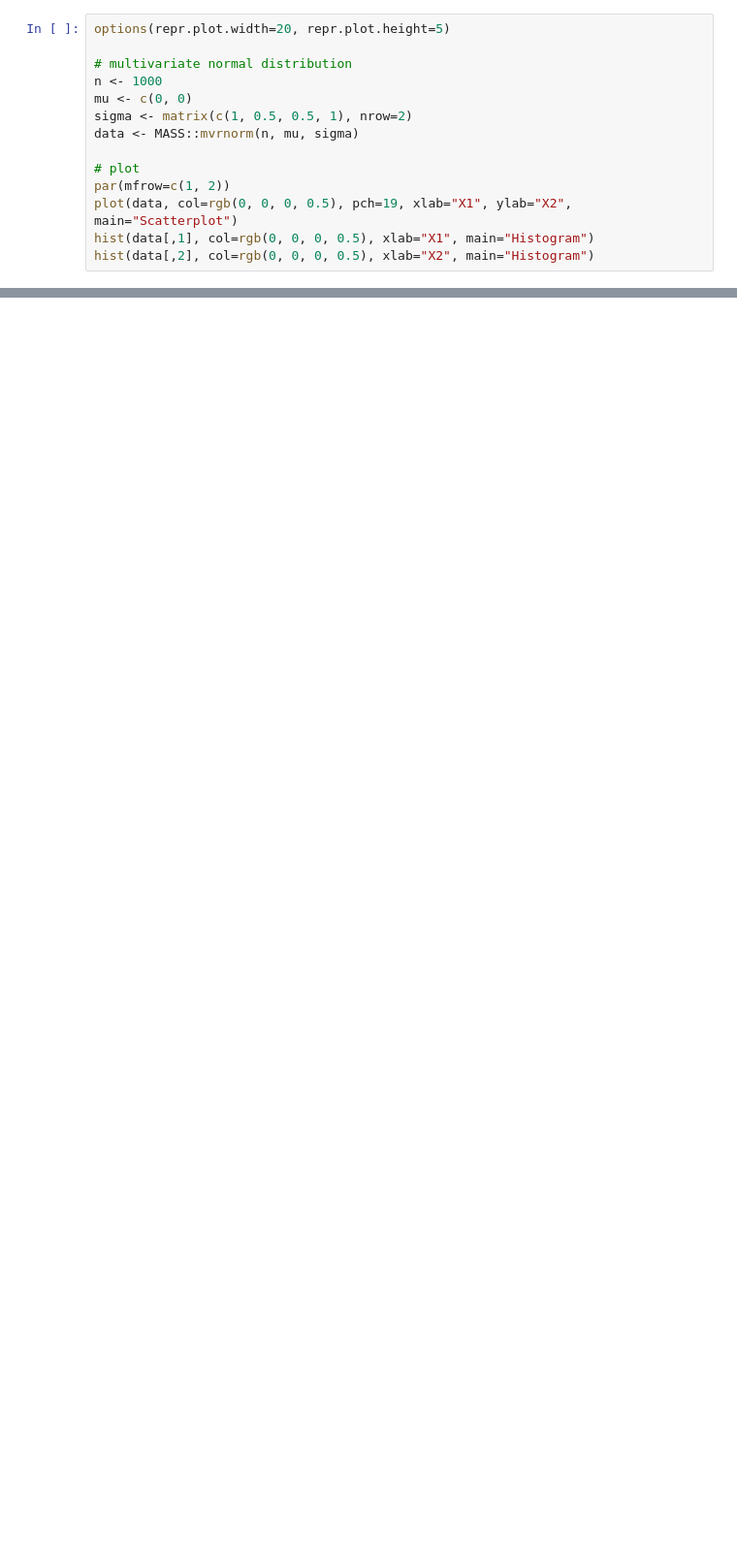
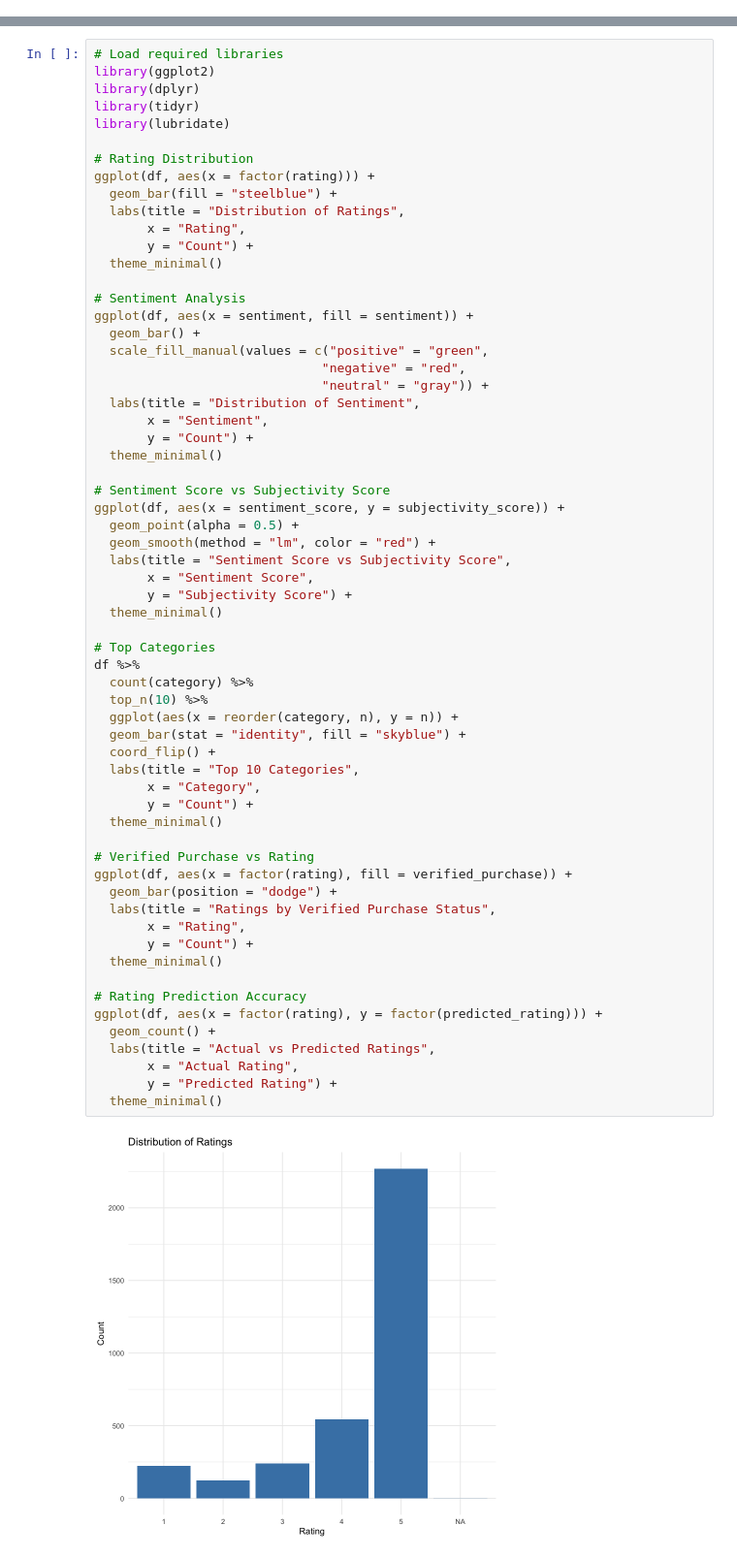
Before and after one commit to sueszli/amazeballs, a Jupyter notebook: docs/tmp.ipynb, the cells around one changed output, grey strips where cells are left out. Shown: that part at 97% size. Cells and saved outputs as stored; diff of their text form; blank space fills up the shorter version.

```diff
--- a/docs/tmp.ipynb
+++ b/docs/tmp.ipynb
@@ -34,14 +40,0 @@ Column:  predicted_rating - Type:  numeric
-# %%
-options(repr.plot.width=20, repr.plot.height=5)
-
-# multivariate normal distribution
-n <- 1000
-mu <- c(0, 0)
-sigma <- matrix(c(1, 0.5, 0.5, 1), nrow=2)
-data <- MASS::mvrnorm(n, mu, sigma)
-
-# plot
-par(mfrow=c(1, 2))
-plot(data, col=rgb(0, 0, 0, 0.5), pch=19, xlab="X1", ylab="X2", main="Scatterplot")
-hist(data[,1], col=rgb(0, 0, 0, 0.5), xlab="X1", main="Histogram")
-hist(data[,2], col=rgb(0, 0, 0, 0.5), xlab="X2", main="Histogram")
@@ -50,0 +41,64 @@ hist(data[,2], col=rgb(0, 0, 0, 0.5), xlab="X2", main="Histogram")
+# %%
+# Load required libraries
+library(ggplot2)
+library(dplyr)
+library(tidyr)
+library(lubridate)
+
+# Rating Distribution
+ggplot(df, aes(x = factor(rating))) +
+  geom_bar(fill = "steelblue") +
+  labs(title = "Distribution of Ratings",
+       x = "Rating",
+       y = "Count") +
+  theme_minimal()
+
+# Sentiment Analysis
+ggplot(df, aes(x = sentiment, fill = sentiment)) +
+  geom_bar() +
+  scale_fill_manual(values = c("positive" = "green",
+                              "negative" = "red",
+                              "neutral" = "gray")) +
+  labs(title = "Distribution of Sentiment",
+       x = "Sentiment",
+       y = "Count") +
+  theme_minimal()
+
+# Sentiment Score vs Subjectivity Score
+ggplot(df, aes(x = sentiment_score, y = subjectivity_score)) +
+  geom_point(alpha = 0.5) +
+  geom_smooth(method = "lm", color = "red") +
+  labs(title = "Sentiment Score vs Subjectivity Score",
+       x = "Sentiment Score",
+       y = "Subjectivity Score") +
+  theme_minimal()
+
+# Top Categories
+df %>%
+  count(category) %>%
+  top_n(10) %>%
+  ggplot(aes(x = reorder(category, n), y = n)) +
+  geom_bar(stat = "identity", fill = "skyblue") +
+  coord_flip() +
+  labs(title = "Top 10 Categories",
+       x = "Category",
+       y = "Count") +
+  theme_minimal()
+
+# Verified Purchase vs Rating
+ggplot(df, aes(x = factor(rating), fill = verified_purchase)) +
+  geom_bar(position = "dodge") +
+  labs(title = "Ratings by Verified Purchase Status",
+       x = "Rating",
+       y = "Count") +
+  theme_minimal()
+
+# Rating Prediction Accuracy
+ggplot(df, aes(x = factor(rating), y = factor(predicted_rating))) +
+  geom_count() +
+  labs(title = "Actual vs Predicted Ratings",
+       x = "Actual Rating",
+       y = "Predicted Rating") +
+  theme_minimal()
+# %% [output]
+[figure, added]
```
Also changed, not shown: parts of 4 cells of this notebook.
